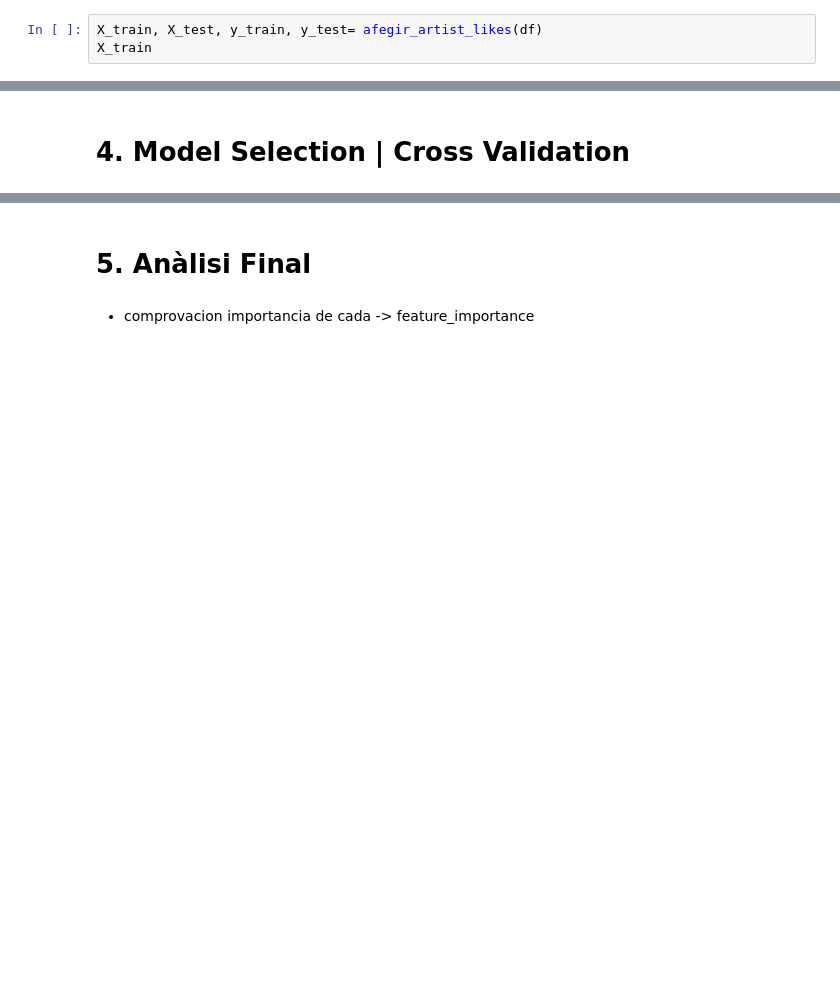
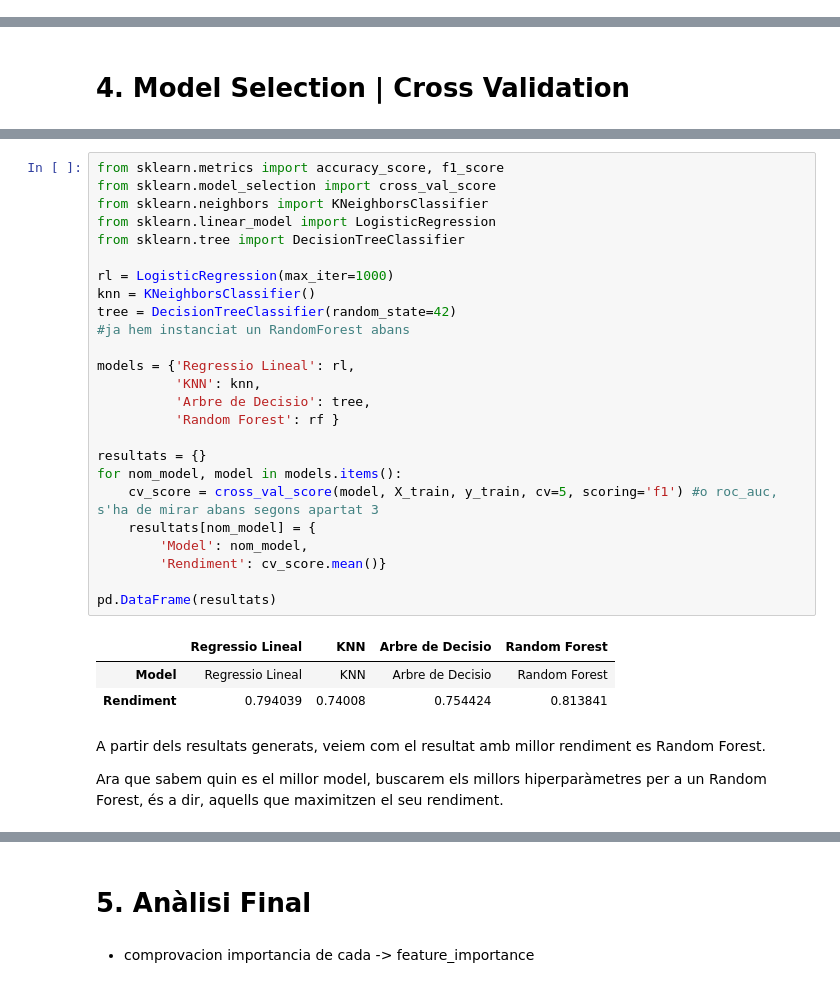
Before and after one commit to laranyeta/APC-Kaggle, a Jupyter notebook: APC_Kaggle_SpotifySongAttributes.ipynb, the cells around one changed output, grey strips where cells are left out. Drawn from its saved outputs; the diff is of its cells as text; blank space fills up the shorter version.

```diff
--- a/APC_Kaggle_SpotifySongAttributes.ipynb
+++ b/APC_Kaggle_SpotifySongAttributes.ipynb
@@ -209,3 +219,0 @@ def afegir_artist_likes(df):
-# %%
-X_train, X_test, y_train, y_test= afegir_artist_likes(df)
-X_train
@@ -412,0 +401,33 @@ plt.show()
+# %%
+from sklearn.metrics import accuracy_score, f1_score
+from sklearn.model_selection import cross_val_score
+from sklearn.neighbors import KNeighborsClassifier
+from sklearn.linear_model import LogisticRegression
+from sklearn.tree import DecisionTreeClassifier
+
+rl = LogisticRegression(max_iter=1000)
+knn = KNeighborsClassifier()
+tree = DecisionTreeClassifier(random_state=42)
+#ja hem instanciat un RandomForest abans
+
+models = {'Regressio Lineal': rl,
+          'KNN': knn,
+          'Arbre de Decisio': tree,
+          'Random Forest': rf }
+
+resultats = {}
+for nom_model, model in models.items():
+    cv_score = cross_val_score(model, X_train, y_train, cv=5, scoring='f1') #o roc_auc, s'ha de mirar abans segons apartat 3
+    resultats[nom_model] = {
+        'Model': nom_model,
+        'Rendiment': cv_score.mean()}
+
+pd.DataFrame(resultats)
+# %% [output]
+|  | Regressio Lineal | KNN | Arbre de Decisio | Random Forest |
+| Model | Regressio Lineal | KNN | Arbre de Decisio | Random Forest |
+| Rendiment | 0.794039 | 0.74008 | 0.754424 | 0.813841 |
+# %% [markdown]
+A partir dels resultats generats, veiem com el resultat amb millor rendiment es Random Forest.
+
+Ara que sabem quin es el millor model, buscarem els millors hiperparàmetres per a un Random Forest, és a dir, aquells que maximitzen el seu rendiment.
```
Also changed, not shown: parts of 20 cells of this notebook.
